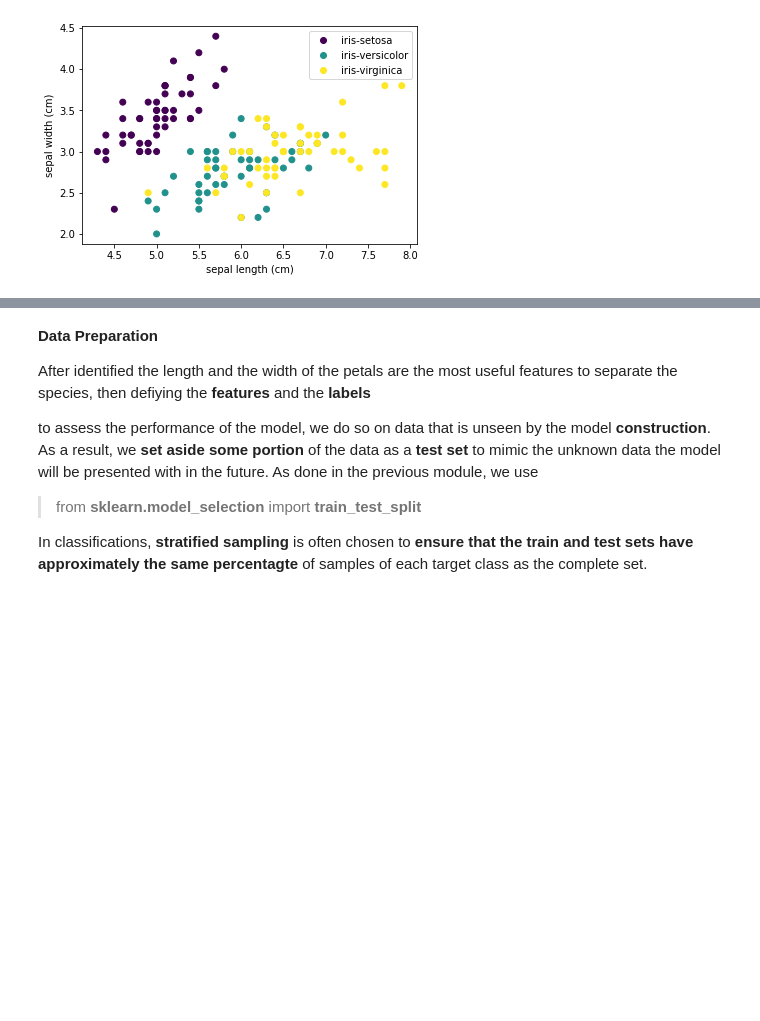
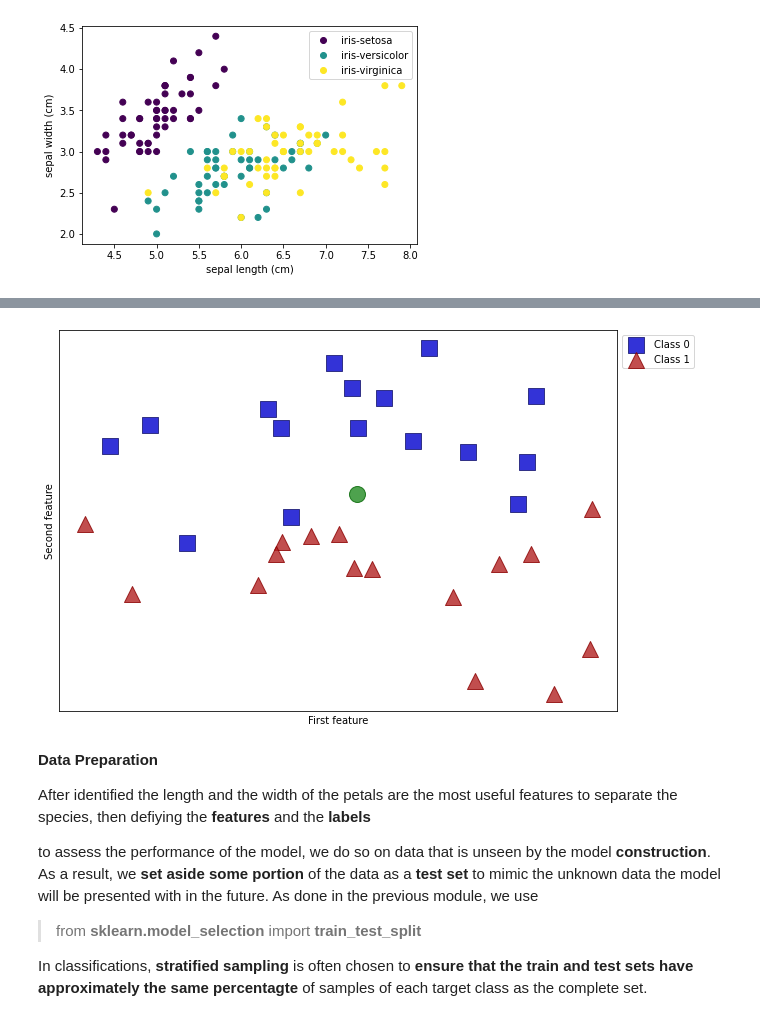
Before and after one commit to niklaust/Data_Science, a Jupyter notebook: Data_Science_notebook_of_niklaust.ipynb, the cells around one changed output, grey strips where cells are left out. Cells and saved outputs as stored; diff of their text form; code cells hidden in the pictures; blank space fills up the shorter version.

```diff
--- a/Data_Science_notebook_of_niklaust.ipynb
+++ b/Data_Science_notebook_of_niklaust.ipynb
@@ -2716,6 +2716,48 @@ In scikit-leaarn, the k nearest neighbors algorithm is implemented in sklearn.ne
 
 
 ![k nearest neighbors.jpg](embedded-picture-1)
+# %%
+# Generating dataset for a classification example.
+import numpy as np
+from sklearn.datasets import make_blobs
+from matplotlib.colors import ListedColormap
+import matplotlib.pyplot as plt
+
+NUM_CLASSES = 2
+NUM_FEATURES = 2
+RANDOM_SEED = 24
+
+X, y = make_blobs(n_samples=32,
+                  n_features=NUM_FEATURES,
+                  centers=NUM_CLASSES,
+                  cluster_std=5,
+                  random_state=RANDOM_SEED)
+
+plt.figure(figsize=(10, 7))
+
+cmap = ListedColormap(['#0000CD', '#B22222'])
+cedge = ListedColormap(['#191970', '#8B0000'])
+
+markers = 's^'
+for m,i in zip(markers,np.unique(y)):
+  mask = y==i
+  scatter = plt.scatter(X[mask, 0], X[mask, 1],
+                        color=cmap.colors[i], edgecolors=cedge.colors[i],
+                        alpha=0.8, marker=m, s=2**8, label=i);
+
+plt.scatter(10,1, color='#228B22', edgecolors='#006400' ,alpha=0.8, marker='o', s=2**8)
+
+plt.legend(labels = ["Class 0", "Class 1"],
+           bbox_to_anchor=(1.0, 1),
+           loc='upper left')
+
+plt.xticks([])
+plt.yticks([])
+plt.xlabel("First feature")
+plt.ylabel("Second feature")
+plt.show()
+# %% [output]
+[figure, added]
 # %% [markdown]
 **Data Preparation**
 
```
Also changed, not shown: parts of 1 cell of this notebook.
